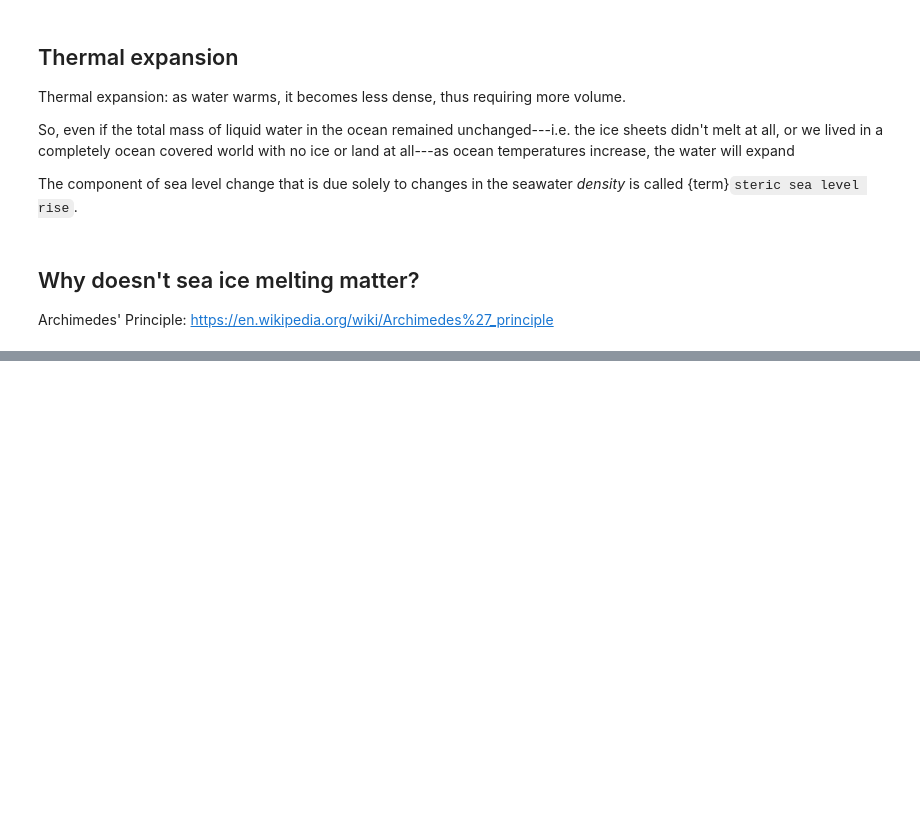
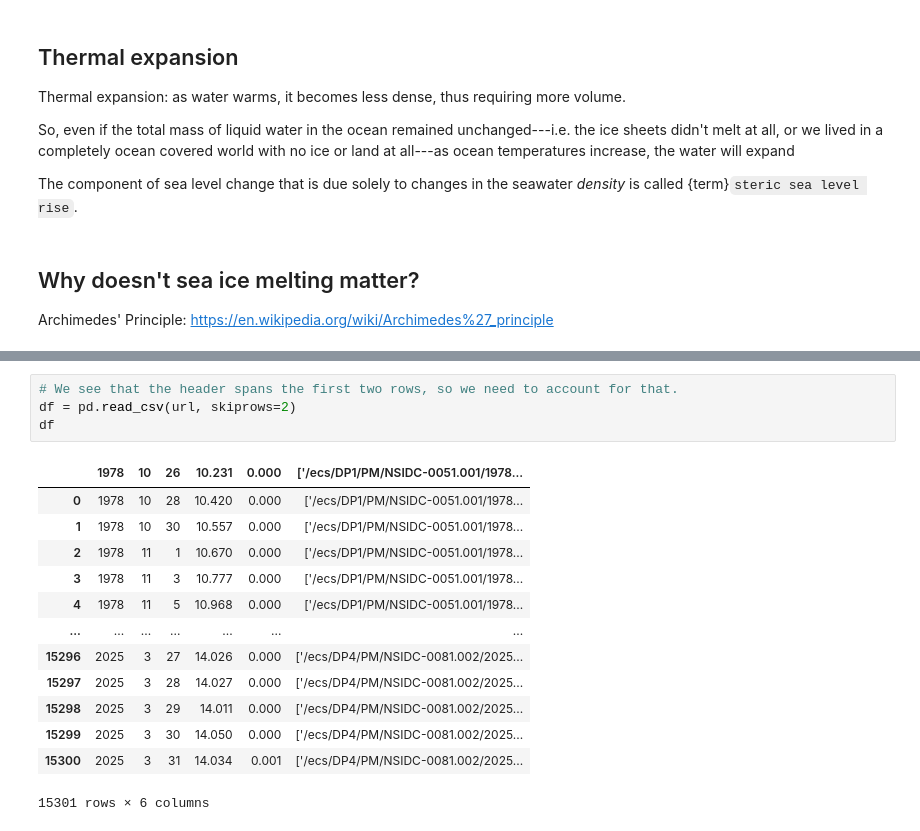
Before and after one commit to spencerahill/clim-change-course_2025, a Jupyter notebook: chapters/XX_main-content.ipynb, the cells around one changed output, grey strips where cells are left out. Saved outputs shown, nothing was run; the diff lists cells and outputs as text; blank space fills up the shorter version.

```diff
--- a/chapters/XX_main-content.ipynb
+++ b/chapters/XX_main-content.ipynb
@@ -80,0 +107,18 @@ Archimedes' Principle: https://en.wikipedia.org/wiki/Archimedes%27_principle
+# %%
+# We see that the header spans the first two rows, so we need to account for that.
+df = pd.read_csv(url, skiprows=2)
+df
+# %% [output]
+|  | 1978 | 10 | 26 | 10.231 | 0.000 | ['/ecs/DP1/PM/NSIDC-0051.001/1978... |
+| 0 | 1978 | 10 | 28 | 10.420 | 0.000 | ['/ecs/DP1/PM/NSIDC-0051.001/1978... |
+| 1 | 1978 | 10 | 30 | 10.557 | 0.000 | ['/ecs/DP1/PM/NSIDC-0051.001/1978... |
+| 2 | 1978 | 11 | 1 | 10.670 | 0.000 | ['/ecs/DP1/PM/NSIDC-0051.001/1978... |
+| 3 | 1978 | 11 | 3 | 10.777 | 0.000 | ['/ecs/DP1/PM/NSIDC-0051.001/1978... |
+| 4 | 1978 | 11 | 5 | 10.968 | 0.000 | ['/ecs/DP1/PM/NSIDC-0051.001/1978... |
+| ... | ... | ... | ... | ... | ... | ... |
+| 15296 | 2025 | 3 | 27 | 14.026 | 0.000 | ['/ecs/DP4/PM/NSIDC-0081.002/2025... |
+| 15297 | 2025 | 3 | 28 | 14.027 | 0.000 | ['/ecs/DP4/PM/NSIDC-0081.002/2025... |
+| 15298 | 2025 | 3 | 29 | 14.011 | 0.000 | ['/ecs/DP4/PM/NSIDC-0081.002/2025... |
+| 15299 | 2025 | 3 | 30 | 14.050 | 0.000 | ['/ecs/DP4/PM/NSIDC-0081.002/2025... |
+| 15300 | 2025 | 3 | 31 | 14.034 | 0.001 | ['/ecs/DP4/PM/NSIDC-0081.002/2025... |
+15301 rows × 6 columns
```
Also changed, not shown: parts of 10 cells of this notebook.
